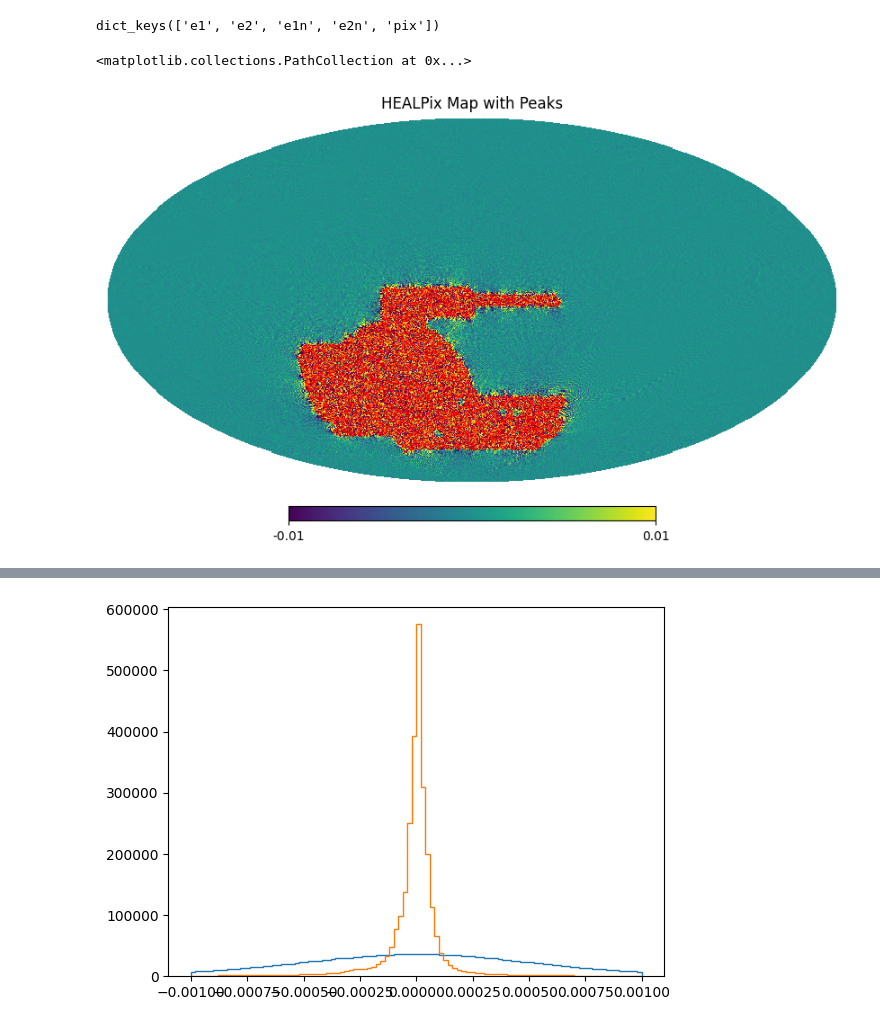
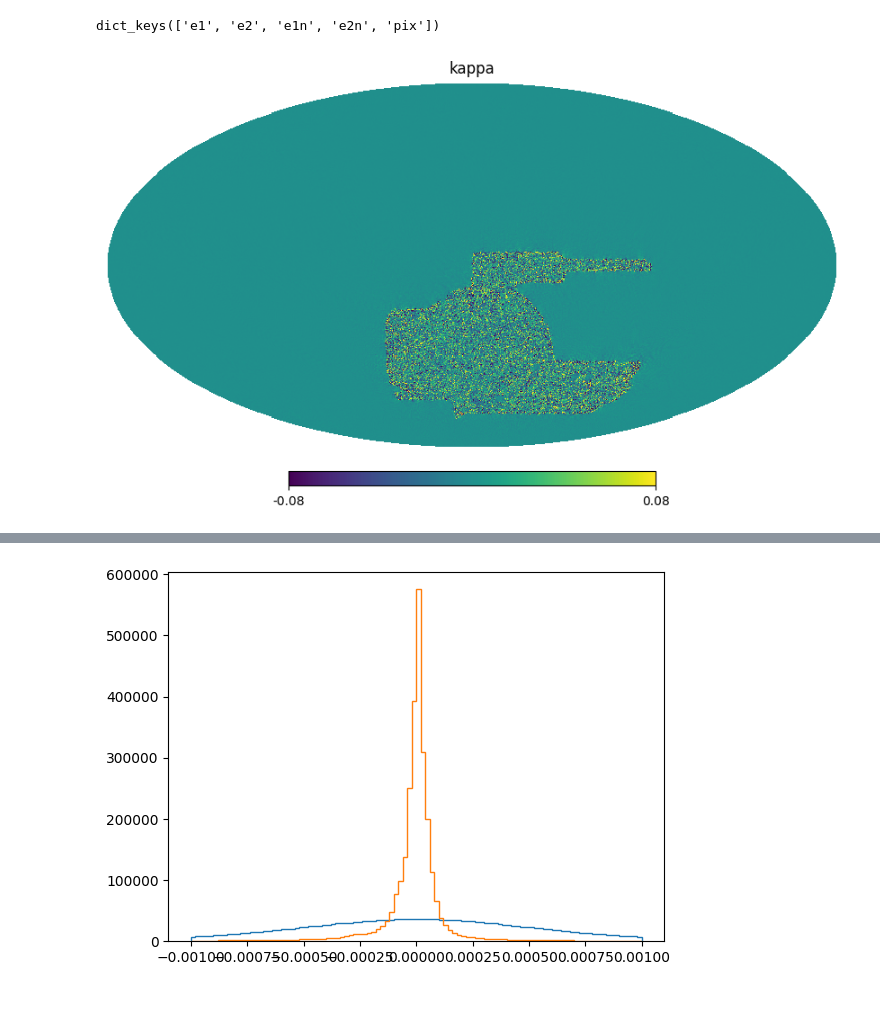
Before and after one commit to shubhagrawal30/graphs_weak_lensing, a Jupyter notebook: notebooks/dirac.ipynb, the cells around one changed output, grey strips where cells are left out. Saved outputs shown, nothing was run; the diff lists cells and outputs as text; code cells hidden in the pictures.

Commit message:
add plots

```diff
--- a/notebooks/dirac.ipynb
+++ b/notebooks/dirac.ipynb
@@ -382,7 +383,8 @@ def g2k_sphere(gamma1, gamma2, mask, nside=512, lmax=2048,nosh=True):
     return E_map, B_map, almsE, almsB
 
 
-kmap_str = np.load("/global/cfs/cdirs/des/mgatti/Dirac_mocks/shear_maps_runsI_run086_nside512_noiserel10.npy", allow_pickle=True).item()[0][4]
+# kmap_str = np.load("/global/cfs/cdirs/des/mgatti/Dirac_mocks/shear_maps_runsI_run086_nside512_noiserel10.npy", allow_pickle=True).item()[0][4]
+kmap_str = np.load("/global/cfs/cdirs/des/mgatti/Dirac_mocks/shear_maps_runsQ_run027_nside512_noiserel4.npy", allow_pickle=True).item()[0][4]
 # %%
 print(kmap_str.keys())
 
@@ -395,9 +397,8 @@ f,fb,almsE,almsB = g2k_sphere(e1,e2, mask_sims)
 # %% [output]
 dict_keys(['e1', 'e2', 'e1n', 'e2n', 'pix'])
 # %%
-hp.mollview(f, title='HEALPix Map with Peaks', min=-1e-2, max=1e-2)
-hp.visufunc.projscatter(hp.pix2ang(512, ploc, lonlat=True),
-                        marker='x', color='red', s=0.1, coord='C', lonlat=True)
+hp.mollview(f, title='kappa', min=-8e-2, max=8e-2)
+# hp.visufunc.projscatter(hp.pix2ang(512, ploc, lonlat=True),
+#                         marker='x', color='red', s=0.1, coord='C', lonlat=True)
 # %% [output]
-<matplotlib.collections.PathCollection at 0x...>
-[figure, old version]
+[figure, new version]
```
Also changed, not shown: parts of 19 cells of this notebook, 1 other file.
